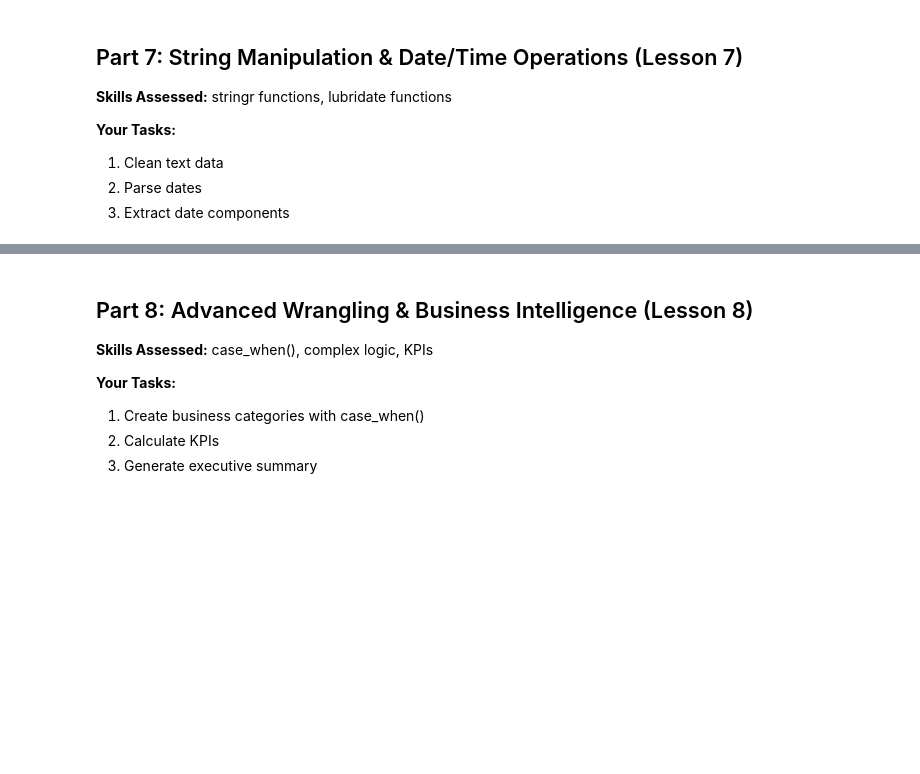
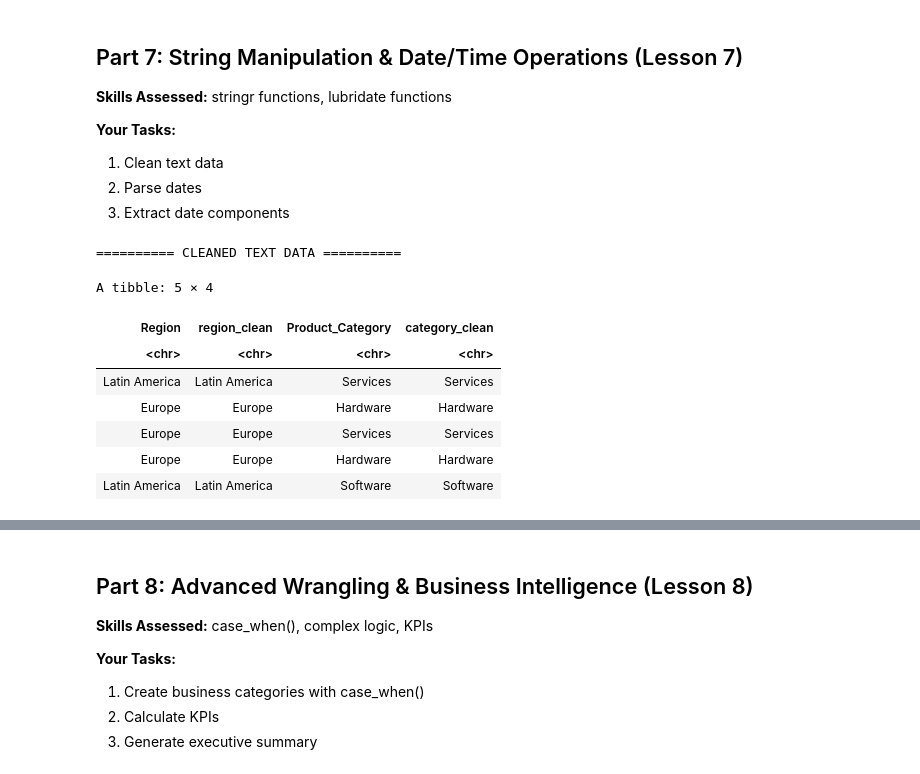
Before and after one commit to UTSA-Humphries-Data-Science/assignment-1-version-3-vivicowan, a Jupyter notebook: assignment/Midterm/MIDTERM_EXAM_COMPREHENSIVE.ipynb, the cells around one changed output, grey strips where cells are left out. Saved outputs shown, nothing was run; the diff lists cells and outputs as text; code cells hidden in the pictures; blank space fills up the shorter version.

```diff
--- a/assignment/Midterm/MIDTERM_EXAM_COMPREHENSIVE.ipynb
+++ b/assignment/Midterm/MIDTERM_EXAM_COMPREHENSIVE.ipynb
@@ -643,18 +658,33 @@ head(orders_with_items, 5)
 # %%
 # Task 7.1: Clean Text Data
 # TODO: Add these columns to sales_enhanced using mutate():
 #   - region_clean: Region with trimmed whitespace and Title Case
 #   - category_clean: Product_Category with trimmed whitespace and Title Case
 
 
 sales_enhanced <- sales_enhanced %>%
   mutate(
     # Your code here:
+    region_clean = str_trim(Region),
+    region_clean = str_to_title(Region),
+
+    category_clean = str_trim(Product_Category),
+    category_clean = str_to_title(Product_Category)
 
   )
 
 cat("========== CLEANED TEXT DATA ==========\n")
 head(sales_enhanced %>% select(Region, region_clean, Product_Category, category_clean), 5)
+# %% [output]
+========== CLEANED TEXT DATA ==========
+A tibble: 5 × 4
+| Region | region_clean | Product_Category | category_clean |
+| <chr> | <chr> | <chr> | <chr> |
+| Latin America | Latin America | Services | Services |
+| Europe | Europe | Hardware | Hardware |
+| Europe | Europe | Services | Services |
+| Europe | Europe | Hardware | Hardware |
+| Latin America | Latin America | Software | Software |
 # %%
 # Task 7.2: Parse Dates and Extract Components
 # TODO: Add these date-related columns using mutate():
```
Also changed, not shown: parts of 5 cells of this notebook.
